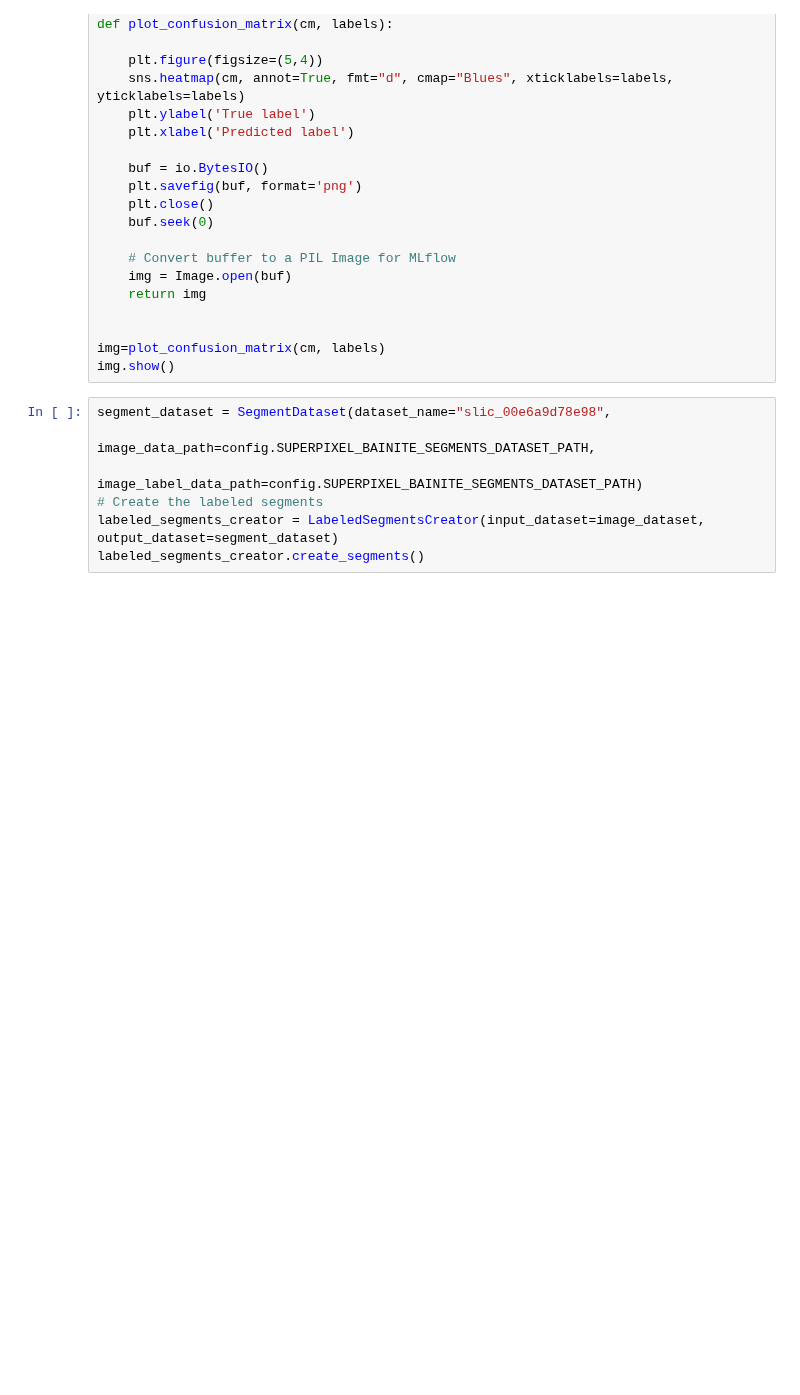
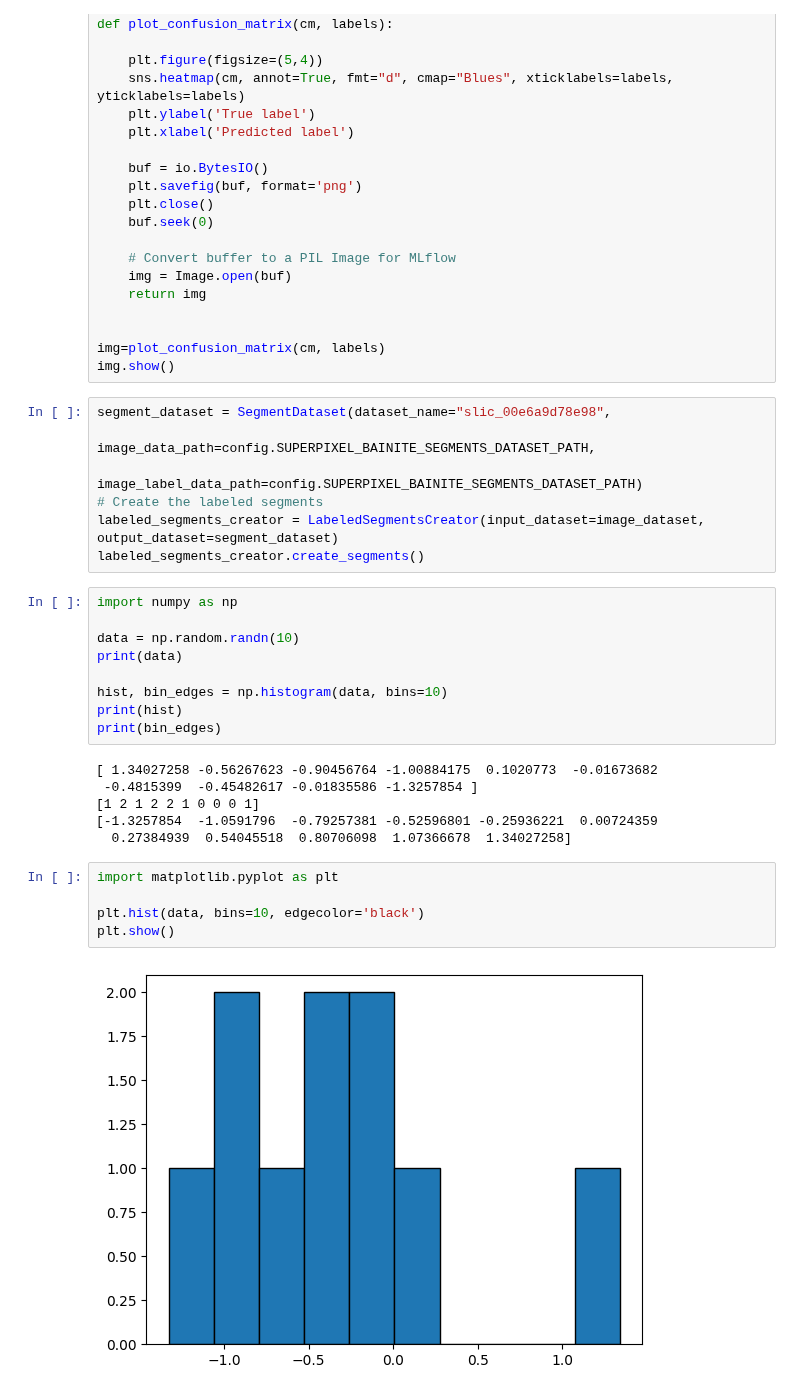
Before and after one commit to Tomzonkal/Bainitu_segmenation, a Jupyter notebook: experiment_platform/backend/experiment_platform_backend/main.ipynb, the cells around one changed output. Drawn from its saved outputs; the diff is of its cells as text; blank space fills up the shorter version.

```diff
--- a/experiment_platform/backend/experiment_platform_backend/main.ipynb
+++ b/experiment_platform/backend/experiment_platform_backend/main.ipynb
@@ -166,3 +168,25 @@ segment_dataset = SegmentDataset(dataset_name="slic_00e6a9d78e98",
 # Create the labeled segments
 labeled_segments_creator = LabeledSegmentsCreator(input_dataset=image_dataset, output_dataset=segment_dataset)
 labeled_segments_creator.create_segments()
+# %%
+import numpy as np
+
+data = np.random.randn(10)
+print(data)
+
+hist, bin_edges = np.histogram(data, bins=10)
+print(hist)
+print(bin_edges)
+# %% [output]
+[ 1.34027258 -0.56267623 -0.90456764 -1.00884175  0.1020773  -0.01673682
+ -0.4815399  -0.45482617 -0.01835586 -1.3257854 ]
+[1 2 1 2 2 1 0 0 0 1]
+[-1.3257854  -1.0591796  -0.79257381 -0.52596801 -0.25936221  0.00724359
+  0.27384939  0.54045518  0.80706098  1.07366678  1.34027258]
+# %%
+import matplotlib.pyplot as plt
+
+plt.hist(data, bins=10, edgecolor='black')
+plt.show()
+# %% [output]
+[figure, added]
```
Also changed, not shown: parts of 10 cells of this notebook, 4 other files.
